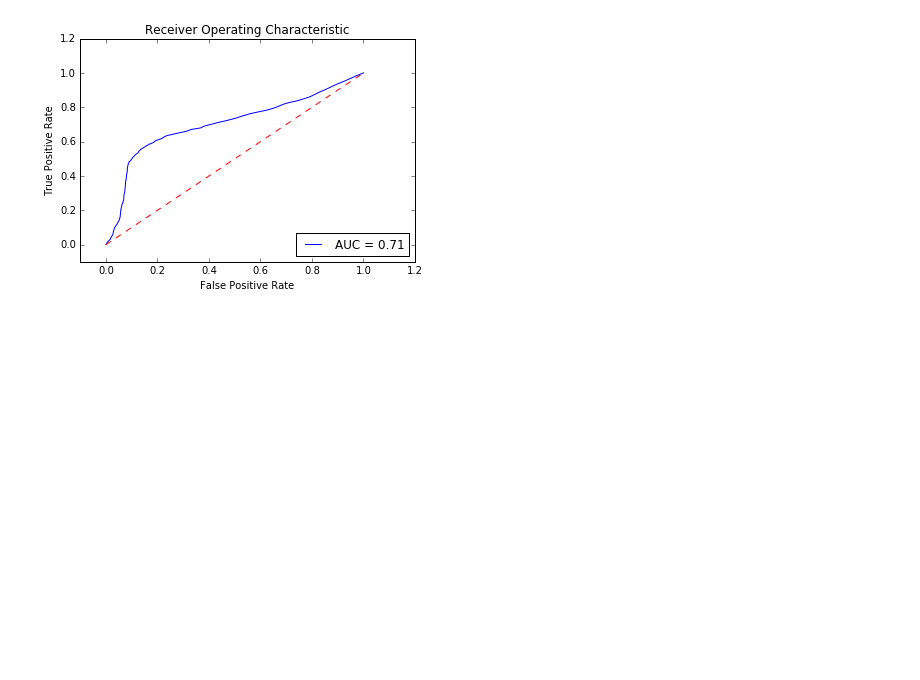
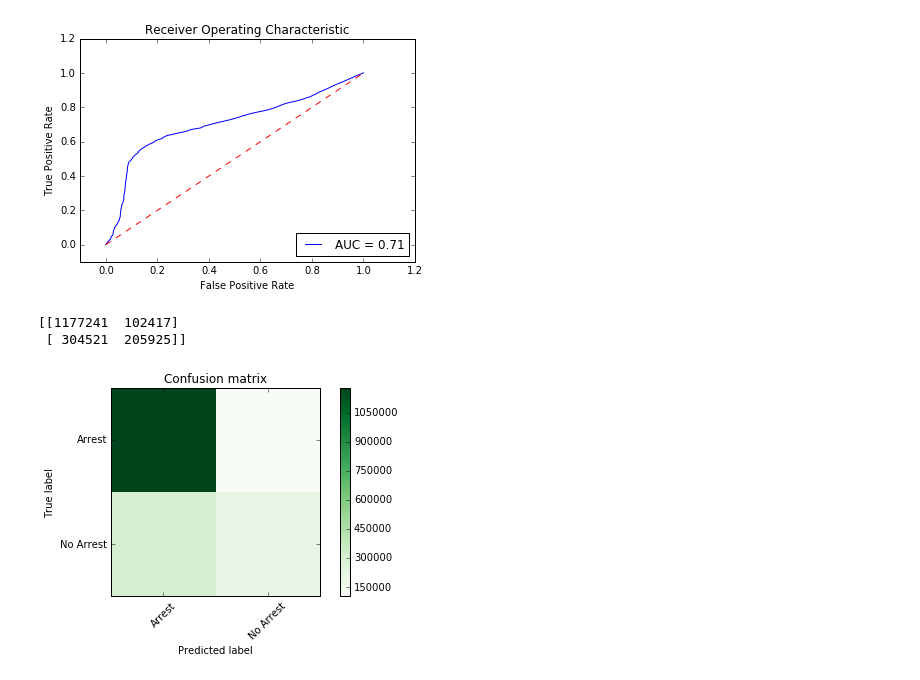
Before and after one commit to crime-analysis/crime_predictions, a Jupyter notebook: Crime Prediction.ipynb, the cells around one changed output. Cells and saved outputs as stored; diff of their text form; code cells hidden in the pictures; blank space fills up the shorter version.

Commit message:
Crime Prediction: add confusion matrix

```diff
--- a/Crime Prediction.ipynb
+++ b/Crime Prediction.ipynb
@@ -62,7 +58,39 @@ y = data['Arrest'].astype(int)
 X_train, X_test, y_train, y_test = train_test_split(X, y, test_size=.33, random_state=42)
+# %%
+# Helper functions
+%matplotlib inline
+import matplotlib.pyplot as plt
+from sklearn.metrics import roc_curve, auc
+def plot_confusion_matrix(cm, title='Confusion matrix', cmap=plt.cm.Blues):
+    print(cm)
+    plt.imshow(cm, interpolation='nearest', cmap=cmap)
+    plt.title(title)
+    plt.colorbar()
+    tick_marks = np.arange(2)
+    plt.xticks(tick_marks, ['Arrest', 'No Arrest'], rotation=45)
+    plt.yticks(tick_marks, ['Arrest', 'No Arrest'])
+    plt.tight_layout()
+    plt.ylabel('True label')
+    plt.xlabel('Predicted label')
+def plot_roc(model):
+    model.fit(X_train, y_train)
+    predictions = model.predict_proba(X_test)
+    predictions = [x[1] for x in predictions]
+    false_positive_rate, true_positive_rate, thresholds = roc_curve(y_test, predictions)
+    roc_auc = auc(false_positive_rate, true_positive_rate)
+    plt.title('Receiver Operating Characteristic')
+    plt.plot(false_positive_rate, true_positive_rate, 'b',
+    label='AUC = %0.2f'% roc_auc)
+    plt.legend(loc='lower right')
+    plt.plot([0,1],[0,1],'r--')
+    plt.xlim([-0.1,1.2])
+    plt.ylim([-0.1,1.2])
+    plt.ylabel('True Positive Rate')
+    plt.xlabel('False Positive Rate')
 # %%
+# LogisticRegression with default params
 from sklearn.linear_model import LogisticRegression
 from sklearn import linear_model
-
 logr = linear_model.LogisticRegression()
 logr.fit(X_train, y_train)
+prediction = logr.predict(X_test)
@@ -99,4 +103,13 @@ def plot_roc(model):
 plot_roc(logr)
 # %% [output]
 [figure]
+# %%
+# plot confusion matrix
+from sklearn.metrics import confusion_matrix
+cm = confusion_matrix(y_test, prediction)
+plot_confusion_matrix(cm, cmap=plt.cm.Greens)
+# %% [output]
+[[1177241  102417]
+ [ 304521  205925]]
+[figure, added]
 # %%
```
Also changed, not shown: parts of 16 cells of this notebook.
